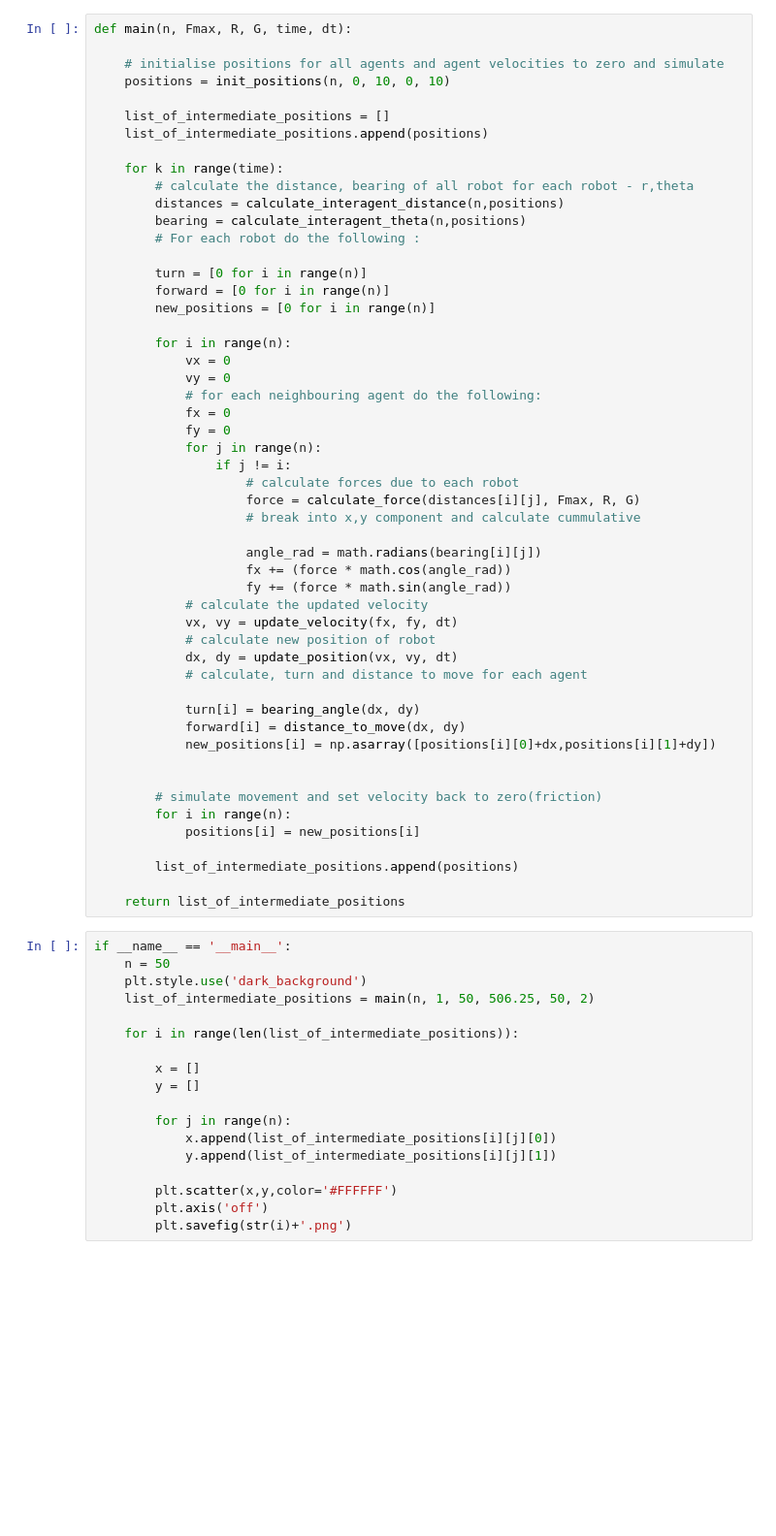
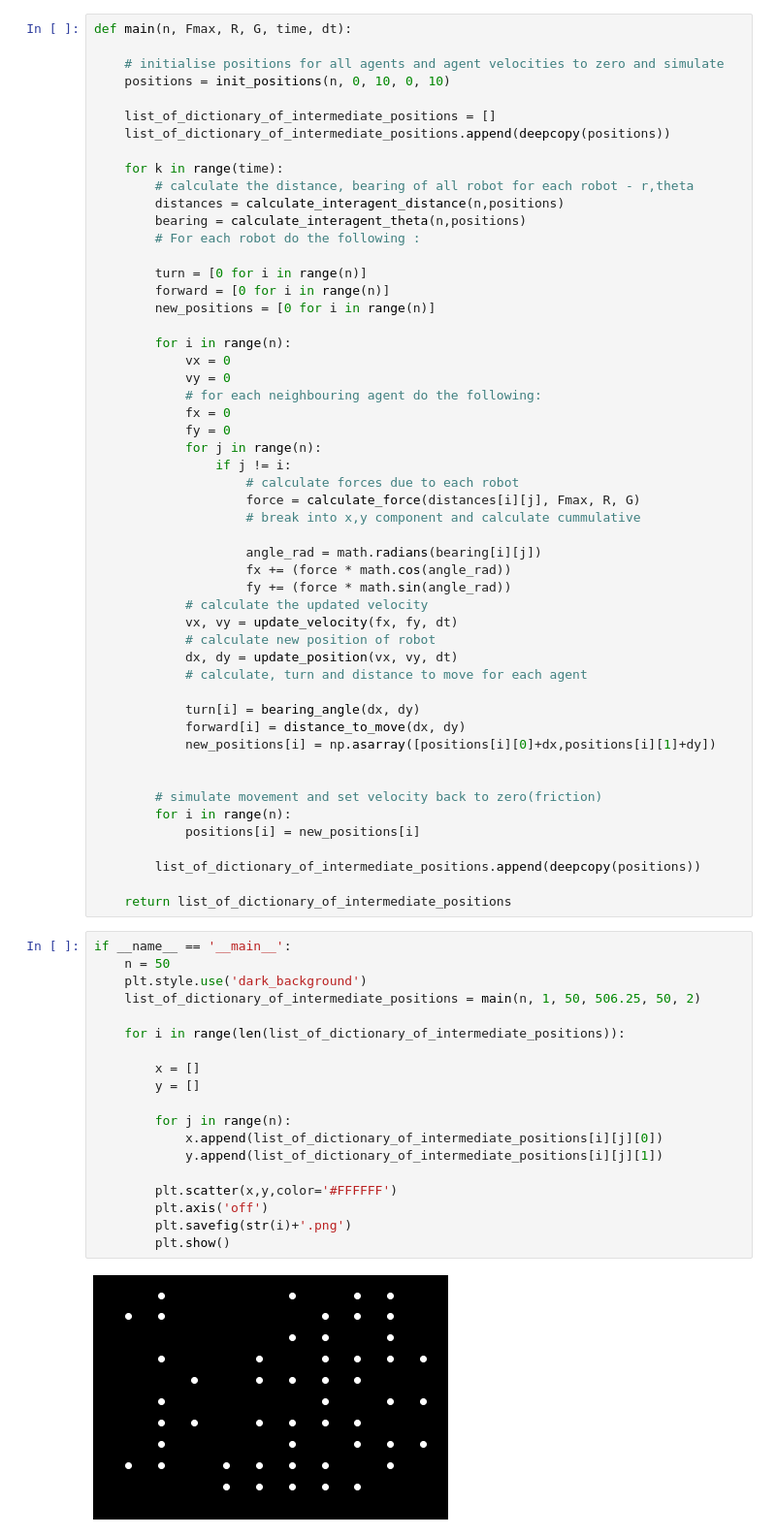
Before and after one commit to v98/Swarm_Intelligence, a Jupyter notebook: physicomimetics.ipynb, the cells around one changed output. Shown at 97% size. Cells and saved outputs as stored; diff of their text form; blank space fills up the shorter version.

Commit message:
fixed the deepcopy error

```diff
--- a/physicomimetics.ipynb
+++ b/physicomimetics.ipynb
@@ -93,8 +94,8 @@ def main(n, Fmax, R, G, time, dt):
     # initialise positions for all agents and agent velocities to zero and simulate
     positions = init_positions(n, 0, 10, 0, 10)
 
-    list_of_intermediate_positions = []
-    list_of_intermediate_positions.append(positions)
+    list_of_dictionary_of_intermediate_positions = []
+    list_of_dictionary_of_intermediate_positions.append(deepcopy(positions))
 
     for k in range(time):
         # calculate the distance, bearing of all robot for each robot - r,theta
@@ -136,24 +137,27 @@ def main(n, Fmax, R, G, time, dt):
         for i in range(n):
             positions[i] = new_positions[i]
 
-        list_of_intermediate_positions.append(positions)
+        list_of_dictionary_of_intermediate_positions.append(deepcopy(positions))
 
-    return list_of_intermediate_positions
+    return list_of_dictionary_of_intermediate_positions
 # %%
 if __name__ == '__main__':
     n = 50
     plt.style.use('dark_background')
-    list_of_intermediate_positions = main(n, 1, 50, 506.25, 50, 2)
+    list_of_dictionary_of_intermediate_positions = main(n, 1, 50, 506.25, 50, 2)
 
-    for i in range(len(list_of_intermediate_positions)):
+    for i in range(len(list_of_dictionary_of_intermediate_positions)):
 
         x = []
         y = []
 
         for j in range(n):
-            x.append(list_of_intermediate_positions[i][j][0])
-            y.append(list_of_intermediate_positions[i][j][1])
+            x.append(list_of_dictionary_of_intermediate_positions[i][j][0])
+            y.append(list_of_dictionary_of_intermediate_positions[i][j][1])
 
         plt.scatter(x,y,color='#FFFFFF')
         plt.axis('off')
         plt.savefig(str(i)+'.png')
+        plt.show()
+# %% [output]
+[figure, added]
```
Also changed, not shown: parts of 2 cells of this notebook.
